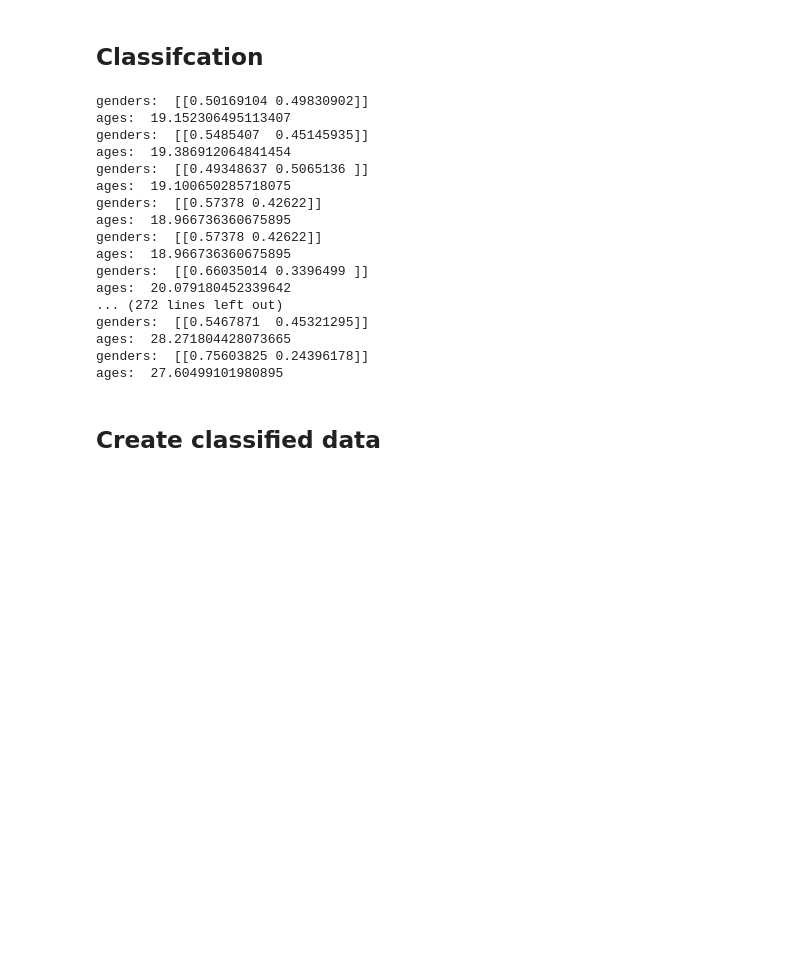
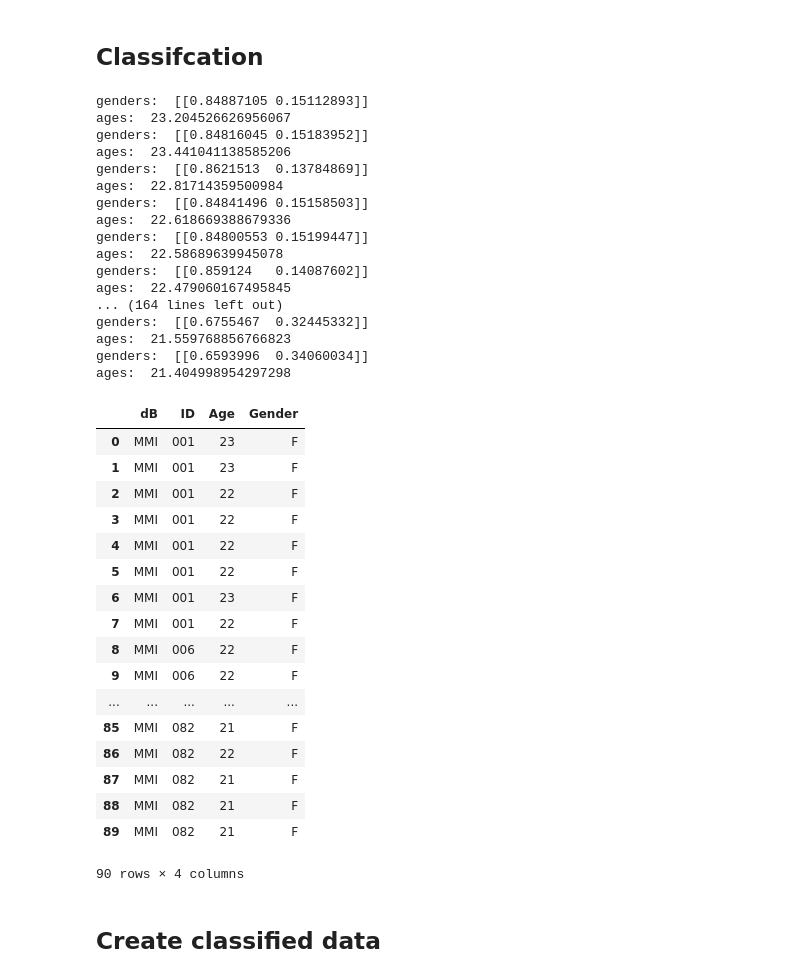
Before and after one commit to Jeanbverr/Thesis_Christiaan_Jean, a Jupyter notebook: Custom_Dexpression/include_neutral_emotion.ipynb, the cells around one changed output. Saved outputs shown, nothing was run; the diff lists cells and outputs as text; code cells hidden in the pictures; blank space fills up the shorter version.

```diff
--- a/Custom_Dexpression/include_neutral_emotion.ipynb
+++ b/Custom_Dexpression/include_neutral_emotion.ipynb
@@ -1086,7 +1104,7 @@ def get_neutral_faces(database, emotions):
     return neutral_faces, subject_ID
 # %%
 #Index 0: pics, index 1: subject IDs
-neutral_MMI = get_neutral_faces(MMI, MMI_emotion)
+neutral_MUG = get_neutral_faces(MUG, MUG_emotion)
 # %% [markdown]
 ### Checking neutral faces and subject IDs
 # %%
@@ -1102,4 +1117,0 @@ KeyboardInterrupt:
-# %%
-MMI_pics = neutral_MMI
-
-MMI_pics
@@ -1152,7 +1155,7 @@ def load_images(depth = 16, k = 8, weight_file = None):
     model = WideResNet(img_size, depth=depth, k=k)()
     model.load_weights(weight_file)
 
-    MMI_pics = neutral_MMI
+    MMI_pics = neutral_MUG
 
 #     for pic in MUG_pics[0:20]:
     for i in range(len(MMI_pics[0])):
@@ -1201,30 +1204,50 @@ def main(src, img, subjectID, detector, model, img_size):
 ## Classifcation
 # %%
 #Load data
-MMI_data = load_images()
+MUG_data = load_images()
 # %% [output]
-genders:  [[0.50169104 0.49830902]]
-ages:  19.152306495113407
-genders:  [[0.5485407  0.45145935]]
-ages:  19.386912064841454
-genders:  [[0.49348637 0.5065136 ]]
-ages:  19.100650285718075
-genders:  [[0.57378 0.42622]]
-ages:  18.966736360675895
-genders:  [[0.57378 0.42622]]
-ages:  18.966736360675895
-genders:  [[0.66035014 0.3396499 ]]
-ages:  20.079180452339642
-... (272 lines left out)
-genders:  [[0.5467871  0.45321295]]
-ages:  28.271804428073665
-genders:  [[0.75603825 0.24396178]]
-ages:  27.60499101980895
+genders:  [[0.84887105 0.15112893]]
+ages:  23.204526626956067
+genders:  [[0.84816045 0.15183952]]
+ages:  23.441041138585206
+genders:  [[0.8621513  0.13784869]]
+ages:  22.81714359500984
+genders:  [[0.84841496 0.15158503]]
+ages:  22.618669388679336
+genders:  [[0.84800553 0.15199447]]
+ages:  22.58689639945078
+genders:  [[0.859124   0.14087602]]
+ages:  22.479060167495845
+... (164 lines left out)
+genders:  [[0.6755467  0.32445332]]
+ages:  21.559768856766823
+genders:  [[0.6593996  0.34060034]]
+ages:  21.404998954297298
 # %%
 import pandas as pd
 # %%
 #Create dataframe
-classification_df = pd.DataFrame(MMI_data, columns = ['dB', 'ID', 'Age', 'Gender'])
+classification_df = pd.DataFrame(MUG_data, columns = ['dB', 'ID', 'Age', 'Gender'])
+classification_df
+# %% [output]
+|  | dB | ID | Age | Gender |
+| 0 | MMI | 001 | 23 | F |
+| 1 | MMI | 001 | 23 | F |
+| 2 | MMI | 001 | 22 | F |
+| 3 | MMI | 001 | 22 | F |
+| 4 | MMI | 001 | 22 | F |
+| 5 | MMI | 001 | 22 | F |
+| 6 | MMI | 001 | 23 | F |
+| 7 | MMI | 001 | 22 | F |
+| 8 | MMI | 006 | 22 | F |
+| 9 | MMI | 006 | 22 | F |
+| ... | ... | ... | ... | ... |
+| 85 | MMI | 082 | 21 | F |
+| 86 | MMI | 082 | 22 | F |
+| 87 | MMI | 082 | 21 | F |
+| 88 | MMI | 082 | 21 | F |
+| 89 | MMI | 082 | 21 | F |
+90 rows × 4 columns
 # %%
 ### Get median age and gender ratio
 
```
Also changed, not shown: parts of 35 cells of this notebook.
